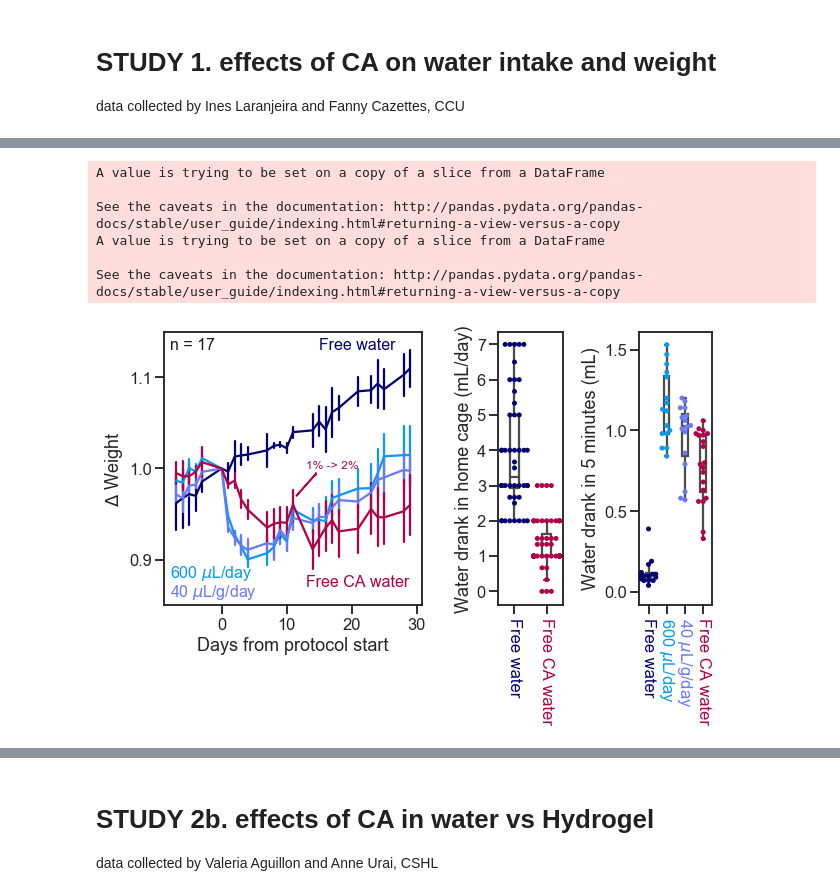
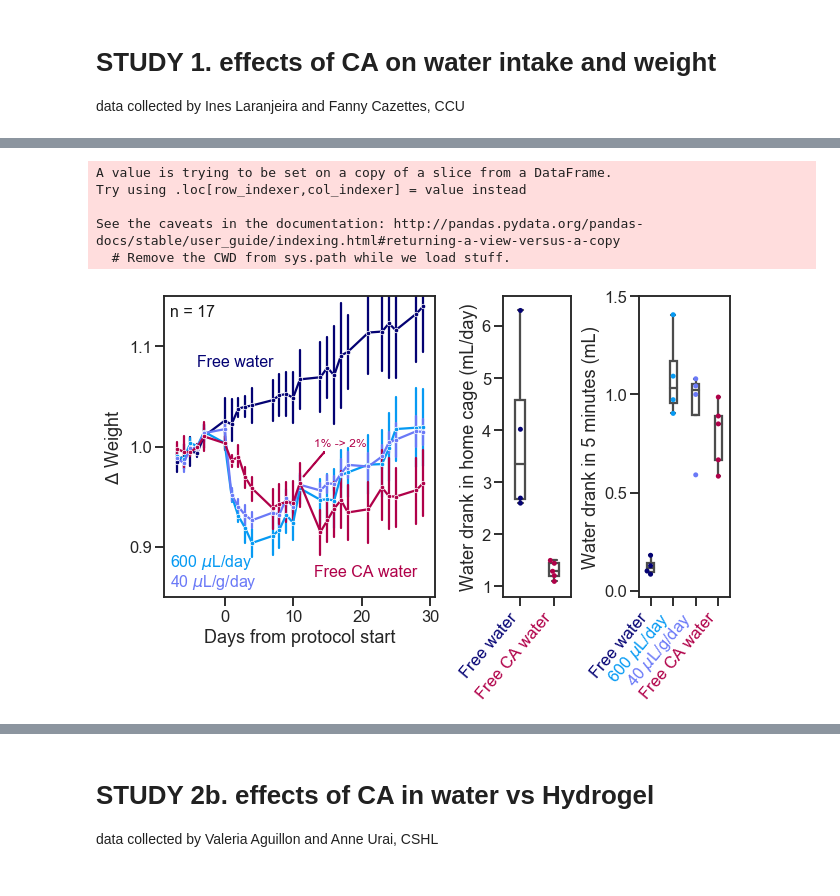
Before and after one commit to int-brain-lab/analysis, a Jupyter notebook: citricacid/citricacid_sfn_2019.ipynb, the cells around one changed output, grey strips where cells are left out. Cells and saved outputs as stored; diff of their text form; code cells hidden in the pictures.

```diff
--- a/citricacid/citricacid_sfn_2019.ipynb
+++ b/citricacid/citricacid_sfn_2019.ipynb
@@ -53,25 +72,14 @@ baseline_df = pd.DataFrame(bb.fetch(as_dict=True))
 ########### WEIGHINGS NORMALIZATION and ###########
 ########### CONVERSION OF SESSION DATES INTO SESSION NUMBERS ###########
 
-baseline_date = datetime.toordinal(datetime(2018, 9, 24))
-change_date = datetime.toordinal(datetime(2018, 10, 5))
+normalized_df = weight_df.copy()
+# day 0 is the start of the experiment
+normalized_df['session_day'] = (normalized_df['session_date'] - (datetime(2018, 9, 24)).date()).dt.days
 
-# Citric acid 2% was given on the 4th of Oct but on that day there was a 5-min
-# free water session, so I the 5th of Oct is used, as it is more accurate to show the effect of the change in concentration
-
-normalized_df = weight_df.copy()
-subject_count = 0
-for s in baseline_df['subject_uuid']:
-    subject_count += 1
-    entry = normalized_df['subject_uuid'] == s # outputs list of booleans - True for all entries of mouse s
-
-    weight_count = 0
-    for d in entry:
-        weight_count += 1
-        if d == True:
-            normalized_df['avg_weight'][weight_count-1] = normalized_df['avg_weight'][weight_count-1] / baseline_df['avg_weight'][subject_count-1]
-            normalized_df['session_date'][weight_count-1]  = datetime.toordinal(normalized_df['session_date'][weight_count-1]) - baseline_date
-
+normalized2 = pd.DataFrame([])
+for index, sjdat in normalized_df.groupby(['subject_uuid']):
+    sjdat['avg_weight'] = sjdat['avg_weight'] / sjdat.loc[sjdat.session_day < 1, 'avg_weight'].mean()
+    normalized2 = normalized2.append(sjdat)
 
 ########### CONDITIONS ###########
 
@@ -91,30 +99,27 @@ condition_map = {'ZM_205':CTL, 'ZM_335':CTL, '6873':CTL, 'ZM_200':CTL,
 'ZM_202':FA, 'ZM_337':FA, 'ZM_206':FA, 'ZM_208':FA,
 'ZM_203':WD, 'ZM_210':WD, 'ZM_338':WD, '6870':WD}
 
-normalized_df['condition'] = normalized_df.subject_nickname.map(condition_map)
-#normalized_df.tail(n=10)
-#weight_df['condition'] = weight_df.subject_nickname.map(condition_map)
+normalized2['condition'] = normalized2.subject_nickname.map(condition_map)
 # %% [output]
-A value is trying to be set on a copy of a slice from a DataFrame
+A value is trying to be set on a copy of a slice from a DataFrame.
+Try using .loc[row_indexer,col_indexer] = value instead
 
 See the caveats in the documentation: http://pandas.pydata.org/pandas-docs/stable/user_guide/indexing.html#returning-a-view-versus-a-copy
-A value is trying to be set on a copy of a slice from a DataFrame
-
-See the caveats in the documentation: http://pandas.pydata.org/pandas-docs/stable/user_guide/indexing.html#returning-a-view-versus-a-copy
+  # Remove the CWD from sys.path while we load stuff.
 # %%
 ########### PLOTS ###########
 palette = sns.xkcd_palette(['deep blue', 'azure', 'cornflower', 'raspberry'])
 hue_order = ['Free water', 'Fixed amount', 'Weight-based amount', 'Citric Acid']
 
-f, ax = plt.subplots(ncols=3, nrows=1, gridspec_kw=dict(width_ratios=[3, 0.75, 0.85]), figsize=(9, 6))
+f, ax = plt.subplots(ncols=3, nrows=1, gridspec_kw=dict(width_ratios=[3, 0.75, 1]), figsize=(9, 6))
 
-sns.lineplot(x="session_date", y="avg_weight", err_style='bars',
-             ci=68, hue="condition", data=normalized_df, ax=ax[0], legend=False,
+sns.lineplot(x="session_day", y="avg_weight", err_style='bars', marker='.',
+             ci=68, hue="condition", data=normalized2, ax=ax[0], legend=False,
             palette=palette, hue_order=hue_order)
 ax[0].set_xlabel("Days from protocol start")
 ax[0].set_ylabel("$\Delta$ Weight")
 ax[0].set(ylim=[0.85, 1.15], yticks=[0.9, 1, 1.1])
-ax[0].text(15, 1.13,'Free water', {'color':palette[0], 'fontsize':16})
+ax[0].text(-4, 1.08,'Free water', {'color':palette[0], 'fontsize':16})
 ax[0].text(-8, 0.88,'600 $\mu$L/day', {'color':palette[1], 'fontsize':16})
 ax[0].text(-8, 0.86,'40 $\mu$L/g/day', {'color':palette[2], 'fontsize':16})
 ax[0].text(13, 0.87,'Free CA water', {'color':palette[3], 'fontsize':16})
@@ -151,10 +156,12 @@ condition_map = {'6867': CA, '6869':CA, 'ZM_209':CA, '6872':CA, 'ZM_342':CA,
 
 df['condition'] = df.subject_nickname.map(condition_map)
 
-########### PLOTS ###########
+########### b ###########
 sns.swarmplot(x="condition", y="total_water", order=['Free water', 'Citric Acid'],
-              data=df, palette = sns.xkcd_palette(['deep blue', 'raspberry']), ax=ax[1])
-sns.boxplot(x="condition", y="total_water", order=[ 'Free water', 'Citric Acid'], data=df,
+              data=df.groupby(['subject_uuid', 'condition'])['total_water'].mean().reset_index(),
+              palette = sns.xkcd_palette(['deep blue', 'raspberry']), ax=ax[1])
+sns.boxplot(x="condition", y="total_water", order=[ 'Free water', 'Citric Acid'],
+            data=df.groupby(['subject_uuid', 'condition'])['total_water'].mean().reset_index(),
             fliersize=0, boxprops={'facecolor':'None'}, width=.3, ax=ax[1])
 ax[1].set(ylabel='Water drank in home cage (mL/day)', xlabel='')
 ax[1].set_xticklabels(['Free water', 'Free CA water'])
@@ -162,42 +169,46 @@ ax[2].set_yticks([0, 2, 4, 6])
 
 ########### WATER ###########
 water= pd.read_csv('thirst.csv') # first date is exclude (habituation)
+# remove measurements from 4-10-2018, CA mice still on 1%
+water = water[~water['date'].str.match('4-10-2018')]
 
 # MAP MICE ONTO DIFFERENT CONDITIONS
 CA = 'Citric Acid'
 WD = 'Weight-based amount'
 FA = 'Fixed amount'
 CTL = 'Free water'
 
 condition_map = {'6867': CA, '6869':CA, 'ZM_209':CA, '6872':CA, 'ZM_342':CA,
 'ZM_202':FA, 'ZM_337':FA, 'ZM_206':FA, 'ZM_208':FA,
 'ZM_203':WD, 'ZM_210':WD, 'ZM_338':WD, '6870':WD,
 'ZM_205':CTL, 'ZM_335':CTL, '6873':CTL, 'ZM_200':CTL}
 
 water['condition'] = water.subject.map(condition_map)
 
-########### PLOTTING ###########
+########### c ###########
 sns.swarmplot(x="condition", y="water_amount", order=hue_order,
-              data=water, ax=ax[2], palette=palette)
+              data=water.groupby(['condition', 'subject'])['water_amount'].mean().reset_index(),
+              ax=ax[2], palette=palette)
 sns.boxplot(x="condition", y="water_amount", order=hue_order,
-            data=water, fliersize=0, boxprops={'facecolor':'None'}, width=.3, ax=ax[2])
+            data=water.groupby(['condition', 'subject'])['water_amount'].mean().reset_index(),
+            fliersize=0, boxprops={'facecolor':'None'}, width=.3, ax=ax[2])
 ax[2].set(ylabel='Water drank in 5 minutes (mL)', xlabel='')
 ax[2].set_xticklabels(['Free water', '600 $\mu$L/day', '40 $\mu$L/g/day', 'Free CA water'])
 ax[2].set_yticks([0, 0.5, 1, 1.5])
 
 # layout with rotated ticks
 for ticklabel, tickcolor in zip(ax[1].get_xticklabels(), [palette[0], palette[3]]):
     ticklabel.set_color(tickcolor)
-    ticklabel.set_rotation(-90)
-    ticklabel.set(ha='center')
+    ticklabel.set_rotation(50)
+    ticklabel.set(ha='right')
 
 for ticklabel, tickcolor in zip(ax[2].get_xticklabels(), palette):
     ticklabel.set_color(tickcolor)
-    ticklabel.set_rotation(-90)
-    ticklabel.set(ha='center')
+    ticklabel.set_rotation(50)
+    ticklabel.set(ha='right')
 
 f.tight_layout()
 f.savefig(os.path.join(figpath, "citricacid_study1.pdf"))
 f.savefig(os.path.join(figpath, "citricacid_study1.png"), dpi=600)
 # %% [output]
-[figure, old version]
+[figure, new version]
```
Also changed, not shown: parts of 9 cells of this notebook, 1 other file.
